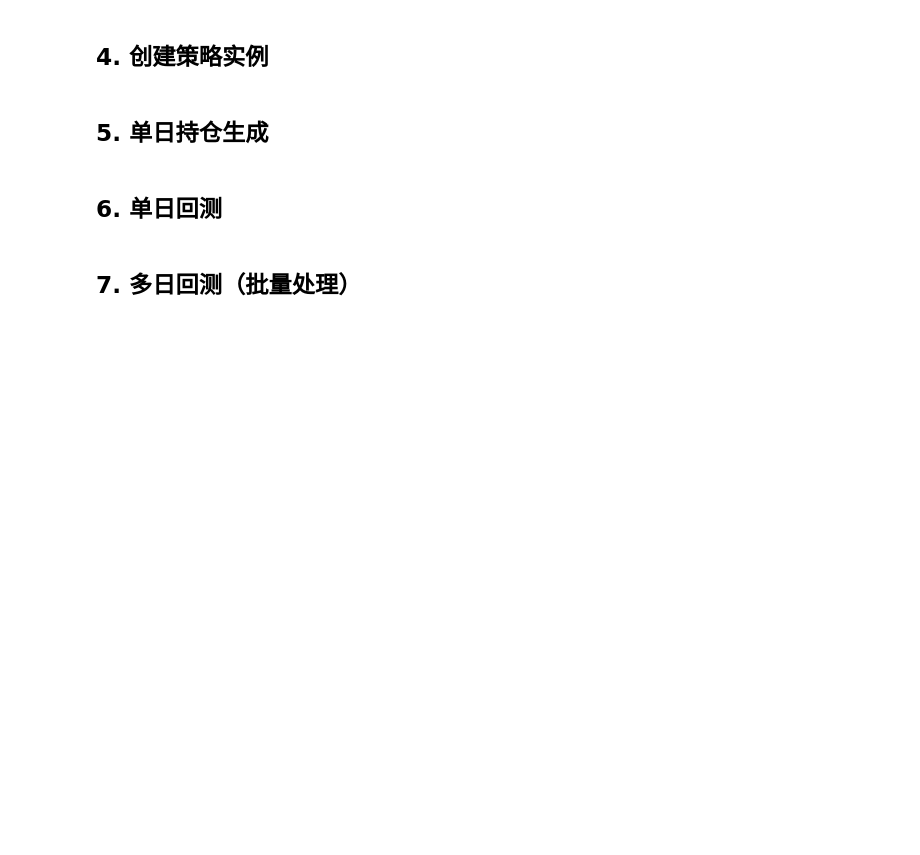
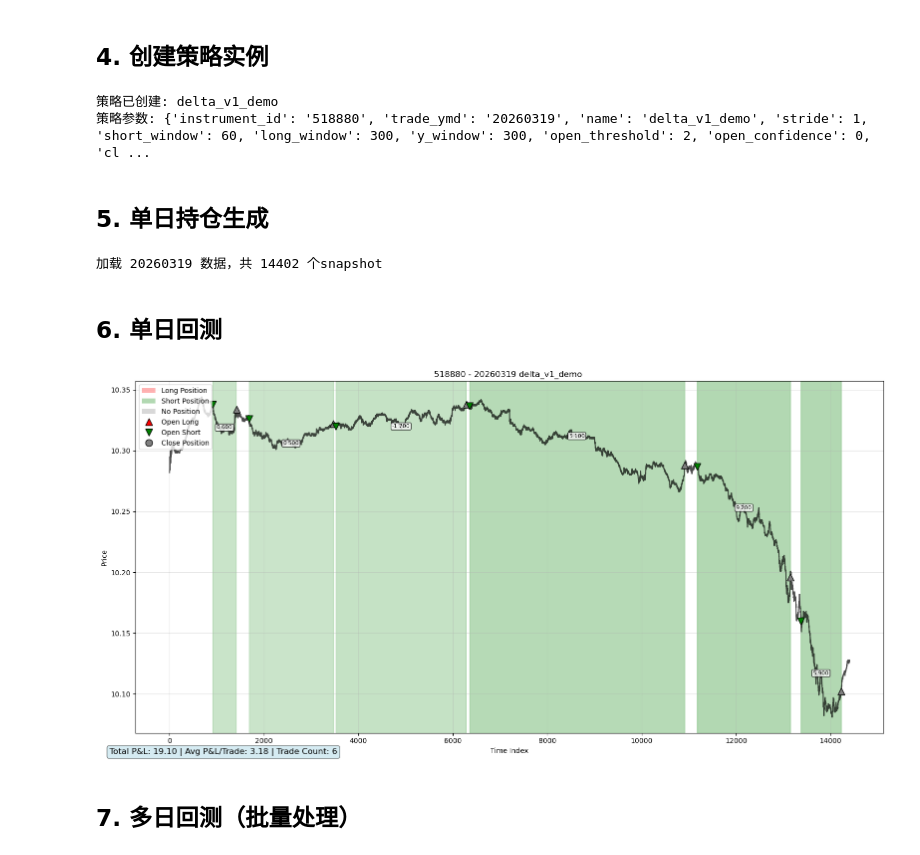
Before and after one commit to artinsophia/Quant-Intern-2026, a Jupyter notebook: delta/test.ipynb, the cells around one changed output. Saved outputs shown, nothing was run; the diff lists cells and outputs as text; code cells hidden in the pictures; blank space fills up the shorter version.

```diff
--- a/delta/test.ipynb
+++ b/delta/test.ipynb
@@ -75,6 +90,7 @@ print(f"模型已保存到: {model_filename}")
 ## 3. 加载预训练模型（推荐）
 # %%
 # 加载预训练模型
-model_filename = f"delta_xgboost_model_{instrument_id}.joblib"
-model = load_model(model_filename)
-print(f"模型已加载: {model_filename}")
+model_path = f"/home/jovyan/work/model/delta_v1.pkl"
+import joblib
+model = joblib.load(model_path)
+print(f"模型已加载: {model_path}")
@@ -82,9 +100,12 @@ print(f"模型已加载: {model_filename}")
 ## 4. 创建策略实例
 # %%
 # 创建策略实例
-strategy = StrategyDemo(model, param_dict)
+strategy = StrategyDemo(model_path, param_dict)
 print(f"策略已创建: {strategy.name}")
 print(f"策略参数: {param_dict}")
+# %% [output]
+策略已创建: delta_v1_demo
+策略参数: {'instrument_id': '518880', 'trade_ymd': '20260319', 'name': 'delta_v1_demo', 'stride': 1, 'short_window': 60, 'long_window': 300, 'y_window': 300, 'open_threshold': 2, 'open_confidence': 0, 'cl ...
 # %% [markdown]
 ## 5. 单日持仓生成
 # %%
@@ -97,69 +118,26 @@ position_dict = {}
 for snap in snap_list:
     strategy.on_snap(snap)
     position_dict[snap['time_mark']] = strategy.position_last
-
-# 转换为DataFrame查看
-position_df = pd.DataFrame(list(position_dict.items()), columns=['time_mark', 'position'])
-position_df['position'] = position_df['position'].astype(int)
-
-print("\n持仓信号统计:")
-print(f"总snapshot数: {len(position_df)}")
-print(f"做多次数: {(position_df['position'] == 1).sum()}")
-print(f"做空次数: {(position_df['position'] == -1).sum()}")
-print(f"空仓次数: {(position_df['position'] == 0).sum()}")
-
-# 查看前10个持仓信号
-print("\n前10个持仓信号:")
-print(position_df.head(10))
+# %% [output]
+加载 20260319 数据，共 14402 个snapshot
 # %% [markdown]
 ## 6. 单日回测
 # %%
-# 导入回测工具
+# 执行单日回测
 import sys
 sys.path.append('/home/jovyan/work/tactics_demo/tools')
-from backtest_quick import backtest_quick
 
-# 执行单日回测
-profit_df = backtest_quick(
+from single_day_backtest import single_day_backtest
+
+profit_df = single_day_backtest(
     instrument_id=instrument_id,
     trade_ymd=trade_ymd,
-    strategy_name=strategy.name,
-    position_dict=position_dict,
-    remake=True  # 强制重新计算
+    StrategyClass=StrategyDemo,
+    model=model_path,
+    param_dict=param_dict,
+    official= False,
 )
-
-if profit_df is not None and len(profit_df) > 0:
-    print(f"回测完成，当日盈亏: {profit_df['profits'].iloc[-1]:.2f}")
-    print(f"交易次数: {profit_df['trade'].iloc[-1]}")
-
-    # 显示回测结果
-    print("\n回测结果摘要:")
-    print(profit_df[['time_mark', 'position', 'profits', 'trade']].tail(10))
-
-    # 绘制盈亏曲线
-    import matplotlib.pyplot as plt
-
-    plt.figure(figsize=(12, 6))
-
-    # 子图1: 盈亏曲线
-    plt.subplot(2, 1, 1)
-    plt.plot(profit_df['time_mark'], profit_df['profits'])
-    plt.title(f'{trade_ymd} 盈亏曲线')
-    plt.xlabel('时间戳')
-    plt.ylabel('累计盈亏')
-    plt.grid(True)
-
-    # 子图2: 持仓变化
-    plt.subplot(2, 1, 2)
-    plt.step(profit_df['time_mark'], profit_df['position'], where='post')
-    plt.title('持仓变化')
-    plt.xlabel('时间戳')
-    plt.ylabel('持仓 (-1/0/1)')
-    plt.grid(True)
-
-    plt.tight_layout()
-    plt.show()
-else:
-    print("回测失败或无数据")
+# %% [output]
+[figure, added]
 # %% [markdown]
 ## 7. 多日回测（批量处理）
```
Also changed, not shown: parts of 6 cells of this notebook, 6 other files.
